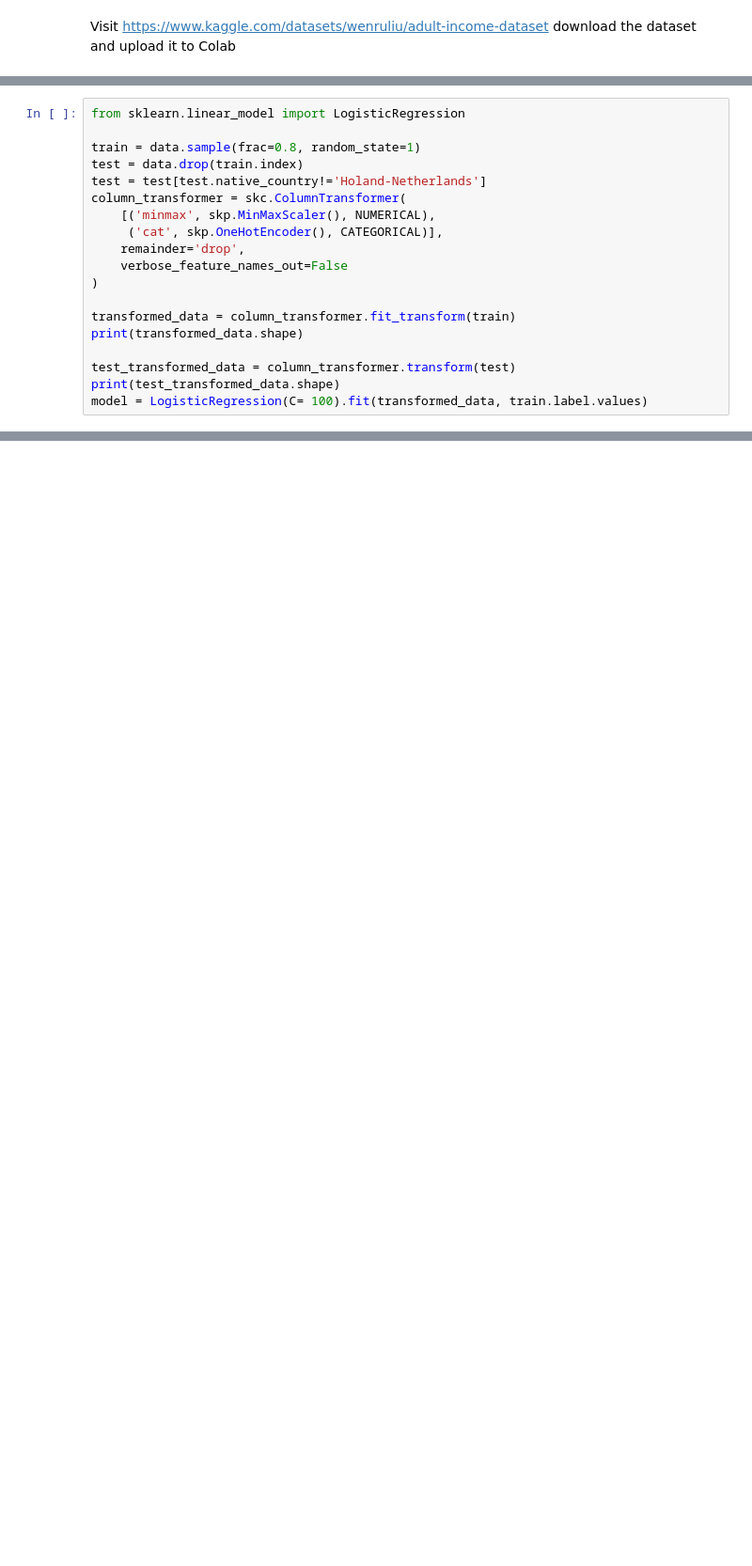
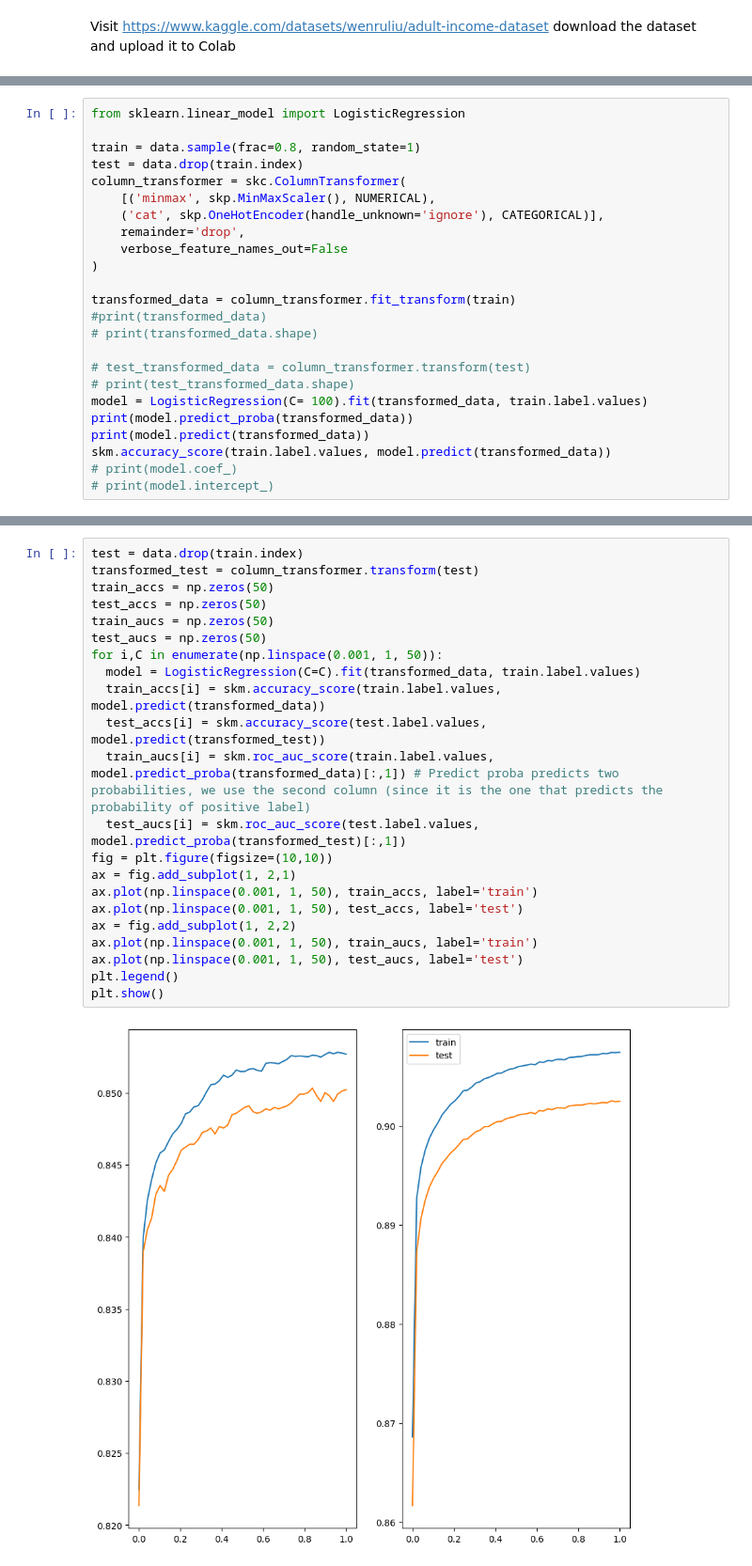
Before and after one commit to amunoz88/Applied_DS_2025, a Jupyter notebook: Logistic_regression.ipynb, the cells around one changed output, grey strips where cells are left out. Shown at 94% size. Cells and saved outputs as stored; diff of their text form; blank space fills up the shorter version.

```diff
--- a/Logistic_regression.ipynb
+++ b/Logistic_regression.ipynb
@@ -106,18 +105,23 @@ from sklearn.linear_model import LogisticRegression
 
 train = data.sample(frac=0.8, random_state=1)
 test = data.drop(train.index)
-test = test[test.native_country!='Holand-Netherlands']
 column_transformer = skc.ColumnTransformer(
     [('minmax', skp.MinMaxScaler(), NUMERICAL),
-     ('cat', skp.OneHotEncoder(), CATEGORICAL)],
+    ('cat', skp.OneHotEncoder(handle_unknown='ignore'), CATEGORICAL)],
     remainder='drop',
     verbose_feature_names_out=False
 )
 
 transformed_data = column_transformer.fit_transform(train)
-print(transformed_data.shape)
+#print(transformed_data)
+# print(transformed_data.shape)
 
-test_transformed_data = column_transformer.transform(test)
-print(test_transformed_data.shape)
+# test_transformed_data = column_transformer.transform(test)
+# print(test_transformed_data.shape)
 model = LogisticRegression(C= 100).fit(transformed_data, train.label.values)
+print(model.predict_proba(transformed_data))
+print(model.predict(transformed_data))
+skm.accuracy_score(train.label.values, model.predict(transformed_data))
+# print(model.coef_)
+# print(model.intercept_)
 # %% [output]
@@ -140,3 +137,27 @@ skm.RocCurveDisplay.from_predictions(test.label.values, model.predict_proba(test
+# %%
+test = data.drop(train.index)
+transformed_test = column_transformer.transform(test)
+train_accs = np.zeros(50)
+test_accs = np.zeros(50)
+train_aucs = np.zeros(50)
+test_aucs = np.zeros(50)
+for i,C in enumerate(np.linspace(0.001, 1, 50)):
+  model = LogisticRegression(C=C).fit(transformed_data, train.label.values)
+  train_accs[i] = skm.accuracy_score(train.label.values, model.predict(transformed_data))
+  test_accs[i] = skm.accuracy_score(test.label.values, model.predict(transformed_test))
+  train_aucs[i] = skm.roc_auc_score(train.label.values, model.predict_proba(transformed_data)[:,1]) # Predict proba predicts two probabilities, we use the second column (since it is the one that predicts the probability of positive label)
+  test_aucs[i] = skm.roc_auc_score(test.label.values, model.predict_proba(transformed_test)[:,1])
+fig = plt.figure(figsize=(10,10))
+ax = fig.add_subplot(1, 2,1)
+ax.plot(np.linspace(0.001, 1, 50), train_accs, label='train')
+ax.plot(np.linspace(0.001, 1, 50), test_accs, label='test')
+ax = fig.add_subplot(1, 2,2)
+ax.plot(np.linspace(0.001, 1, 50), train_aucs, label='train')
+ax.plot(np.linspace(0.001, 1, 50), test_aucs, label='test')
+plt.legend()
+plt.show()
+# %% [output]
+[figure, added]
 # %%
 skm.roc_auc_score(test['label'], model.predict(test_transformed_data))
 skm.accuracy_score(test['label'], model.predict(test_transformed_data) > 0.5)
```
Also changed, not shown: parts of 7 cells of this notebook.
